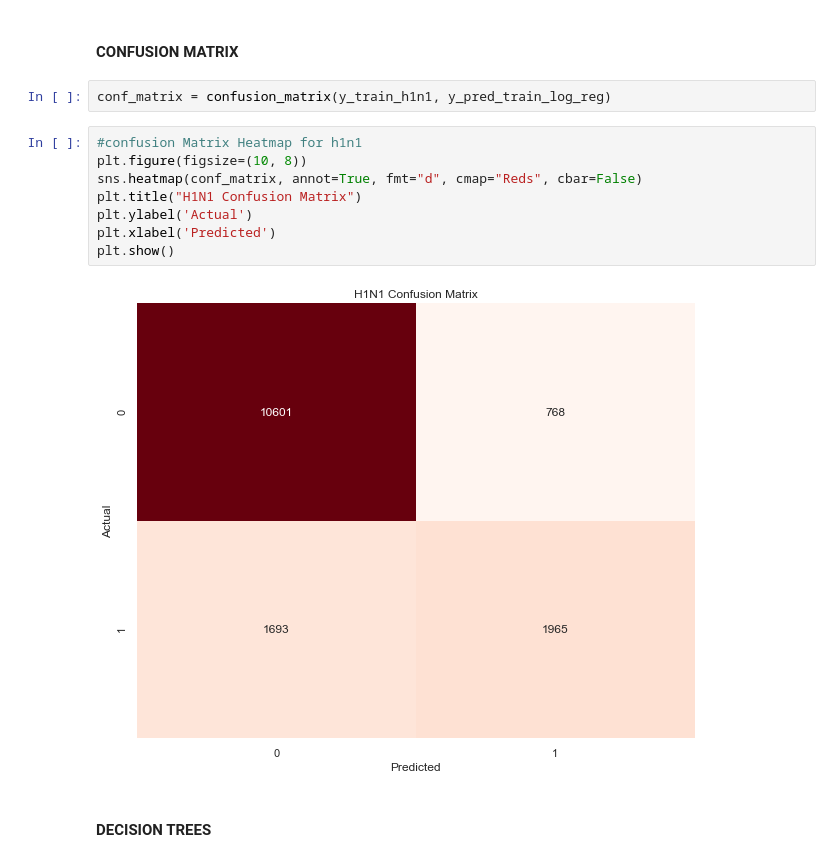
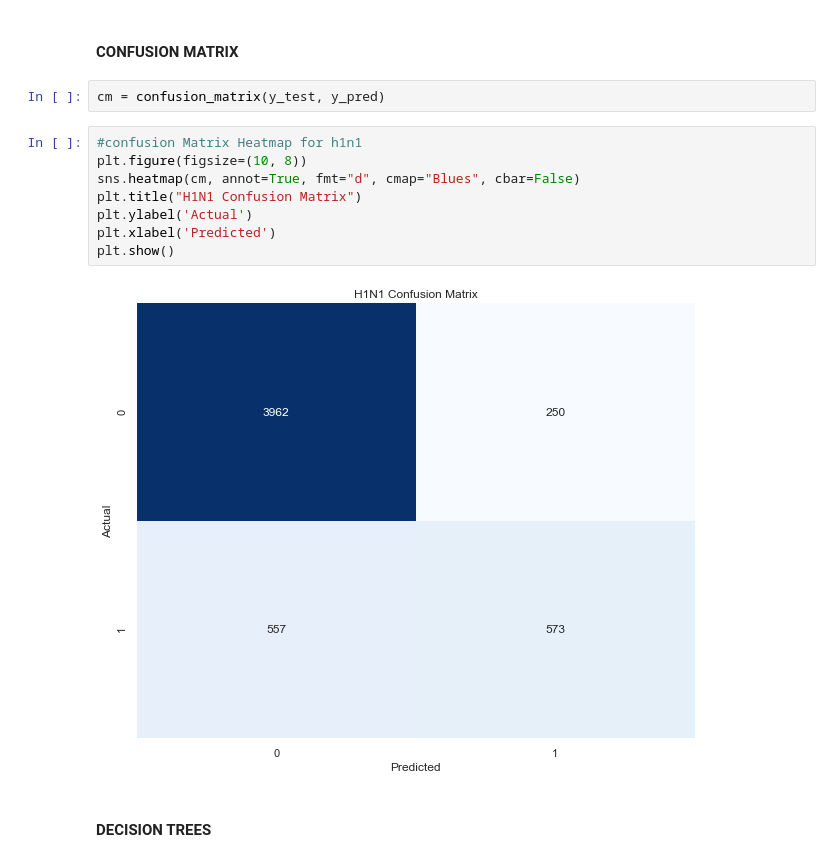
Before and after one commit to NamaembaSilali/vaccine-project, a Jupyter notebook: index.ipynb, the cells around one changed output. Cells and saved outputs as stored; diff of their text form.

```diff
--- a/index.ipynb
+++ b/index.ipynb
@@ -547,18 +547,18 @@ plt.show()
 [figure]
 # %% [markdown]
 #### CONFUSION MATRIX
-# %%
-conf_matrix = confusion_matrix(y_train_h1n1, y_pred_train_log_reg)
+# %%
+cm = confusion_matrix(y_test, y_pred)
 # %%
 #confusion Matrix Heatmap for h1n1
 plt.figure(figsize=(10, 8))
-sns.heatmap(conf_matrix, annot=True, fmt="d", cmap="Reds", cbar=False)
+sns.heatmap(cm, annot=True, fmt="d", cmap="Blues", cbar=False)
 plt.title("H1N1 Confusion Matrix")
 plt.ylabel('Actual')
 plt.xlabel('Predicted')
 plt.show()
 # %% [output]
-[figure, old version]
+[figure, new version]
 # %% [markdown]
 #### DECISION TREES
 # %%
```
Also changed, not shown: parts of 4 cells of this notebook.
